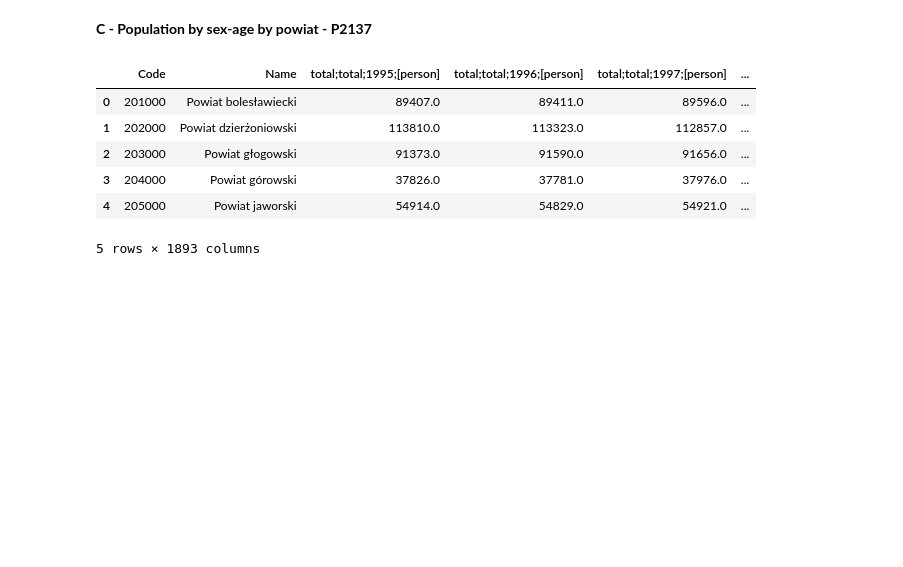
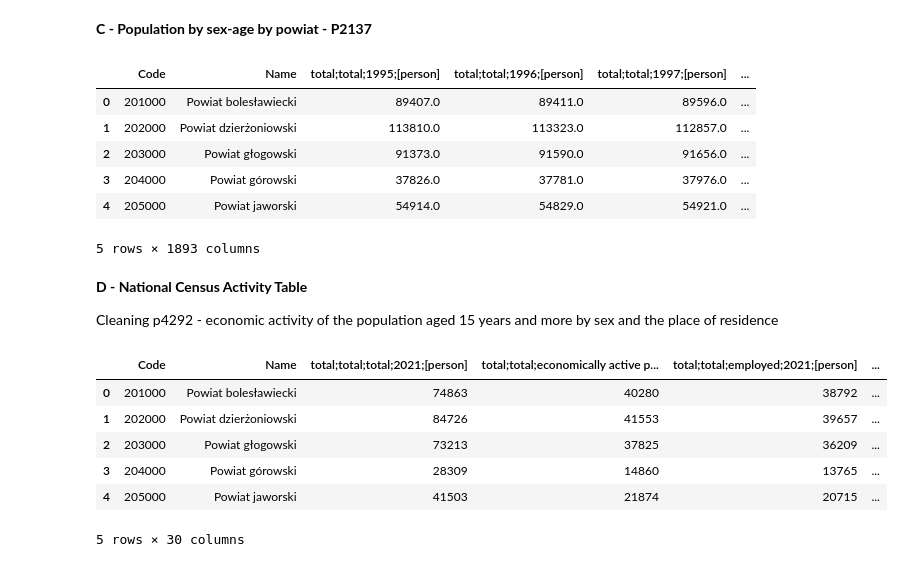
Before and after one commit to harrisonluff/Group_Project_Y3, a Jupyter notebook: notebooks/cleaning/03_01_cleaning_population.ipynb, the cells around one changed output. Saved outputs shown, nothing was run; the diff lists cells and outputs as text; code cells hidden in the pictures; blank space fills up the shorter version.

Commit message:
Imported p4292 (activity table national census) and cleaned

```diff
--- a/notebooks/cleaning/03_01_cleaning_population.ipynb
+++ b/notebooks/cleaning/03_01_cleaning_population.ipynb
@@ -217,3 +217,18 @@ out = long.rename(
     ]
 
 out.to_csv(repo_root / "cleaned/03_01_outcome_data/pop_yr_sex_agegr_p2137.csv")
+# %% [markdown]
+**D - National Census Activity Table**
+
+Cleaning p4292 - economic activity of the population aged 15 years and more by sex and the place of residence
+# %%
+ec_ac_table = pd.read_csv(repo_root / "raw/03_01_population_data/03_01_census_p4292_activity_table.csv", delimiter=";")
+ec_ac_table.head()
+# %% [output]
+|  | Code | Name | total;total;total;2021;[person] | total;total;economically active p... | total;total;employed;2021;[person] | ... |
+| 0 | 201000 | Powiat bolesławiecki | 74863 | 40280 | 38792 | ... |
+| 1 | 202000 | Powiat dzierżoniowski | 84726 | 41553 | 39657 | ... |
+| 2 | 203000 | Powiat głogowski | 73213 | 37825 | 36209 | ... |
+| 3 | 204000 | Powiat górowski | 28309 | 14860 | 13765 | ... |
+| 4 | 205000 | Powiat jaworski | 41503 | 21874 | 20715 | ... |
+5 rows × 30 columns
```
Also changed, not shown: parts of 1 cell of this notebook, 2 other files.
